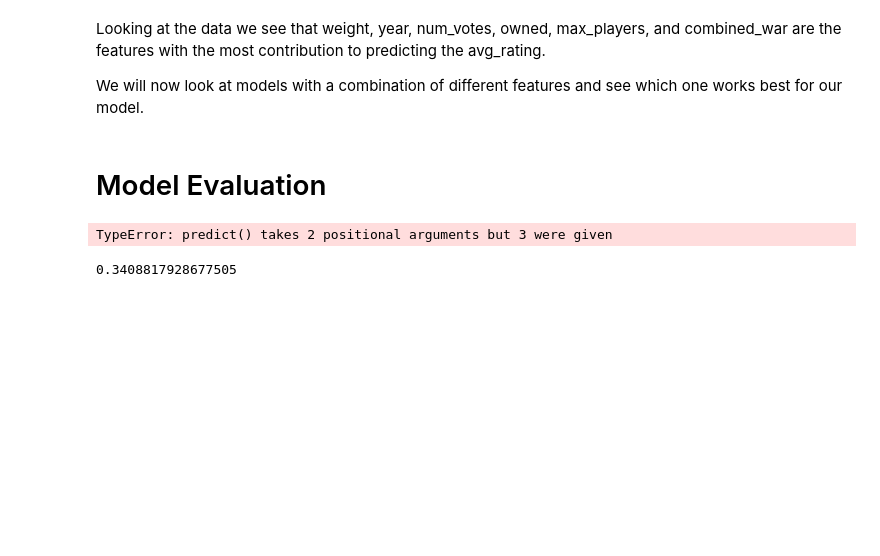
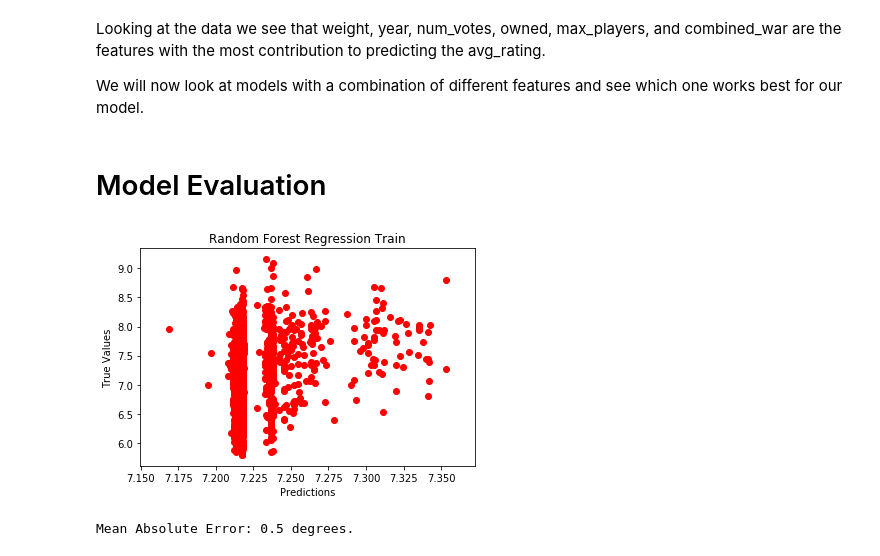
Before and after one commit to willjdew/Board-Game-Geek-Analysis, a Jupyter notebook: notebooks/bgg_4.ipynb, the cells around one changed output. Drawn from its saved outputs; the diff is of its cells as text; code cells hidden in the pictures; blank space fills up the shorter version.

```diff
--- a/notebooks/bgg_4.ipynb
+++ b/notebooks/bgg_4.ipynb
@@ -418,16 +418,25 @@ We will now look at models with a combination of different features and see whic
 # Model Evaluation
 # %%
 scaler = StandardScaler()
+train_scaled = scaler.fit_transform(X_train[features_3])
 test_scaled = scaler.fit_transform(X_test[features_3])
-# %%
-rfr_best.predict(test_scaled, y_test)
-# %% [output]
-TypeError: predict() takes 2 positional arguments but 3 were given
-# %%
-# use mean_absolute_error or mean_squared_error
-# don't want to see negative_mean_squared_error
-# model search
-# model evaluation give a plot or table, classification models, sell a story, make it pretty
-mean_squared_error(y_test, rfr_best.predict(test_scaled))
-# %% [output]
-0.3408817928677505
+# %%
+predictions_train = rfr_best.predict(train_scaled)
+
+# plot predicted data
+plt.scatter(predictions_train, y_train, color = 'red')
+plt.title('Random Forest Regression Train')
+plt.xlabel('Predictions')
+plt.ylabel('True Values')
+plt.show()
+# %% [output]
+[figure, added]
+# %%
+# Use the forest's predict method on the test data
+predictions = rfr_best.predict(test_scaled)
+# Calculate the absolute errors
+errors = abs(predictions - y_test)
+# Print out the mean absolute error (mae)
+print('Mean Absolute Error:', round(np.mean(errors), 3), 'degrees.')
+# %% [output]
+Mean Absolute Error: 0.5 degrees.
```
Also changed, not shown: parts of 2 cells of this notebook.
